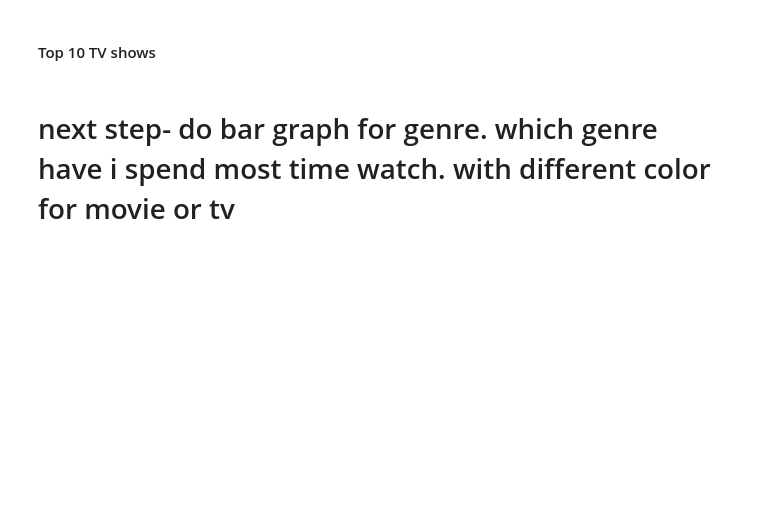
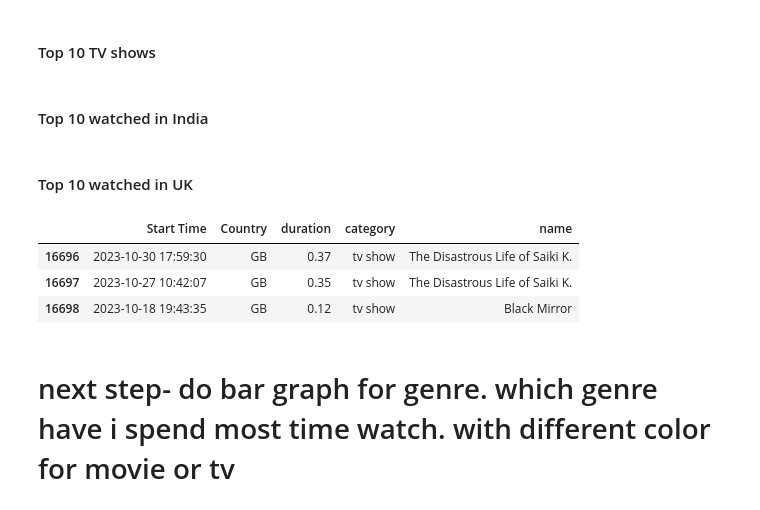
Before and after one commit to Adhikari-Priyanka/my_netflix_vis, a Jupyter notebook: test1.ipynb, the cells around one changed output. Saved outputs shown, nothing was run; the diff lists cells and outputs as text; code cells hidden in the pictures; blank space fills up the shorter version.

```diff
--- a/test1.ipynb
+++ b/test1.ipynb
@@ -164,0 +166,2 @@ top_10(my_netflix, col='category', type= 'tv show', n=16)
+# %% [markdown]
+#### Top 10 watched in India
@@ -164,0 +170,2 @@ top_10(my_netflix, col='category', type= 'tv show', n=16)
+# %% [markdown]
+#### Top 10 watched in UK
@@ -165,3 +174,10 @@ top_10(my_netflix, col='category', type= 'tv show', n=16)
+# %%
+my_netflix.head(3)
+# %% [output]
+|  | Start Time | Country | duration | category | name |
+| 16696 | 2023-10-30 17:59:30 | GB | 0.37 | tv show | The Disastrous Life of Saiki K. |
+| 16697 | 2023-10-27 10:42:07 | GB | 0.35 | tv show | The Disastrous Life of Saiki K. |
+| 16698 | 2023-10-18 19:43:35 | GB | 0.12 | tv show | Black Mirror |
 # %% [markdown]
 # next step- do bar graph for genre. which  genre have i spend most time watch. with different color for movie or tv
 # %% [markdown]
```
Also changed, not shown: parts of 5 cells of this notebook.
